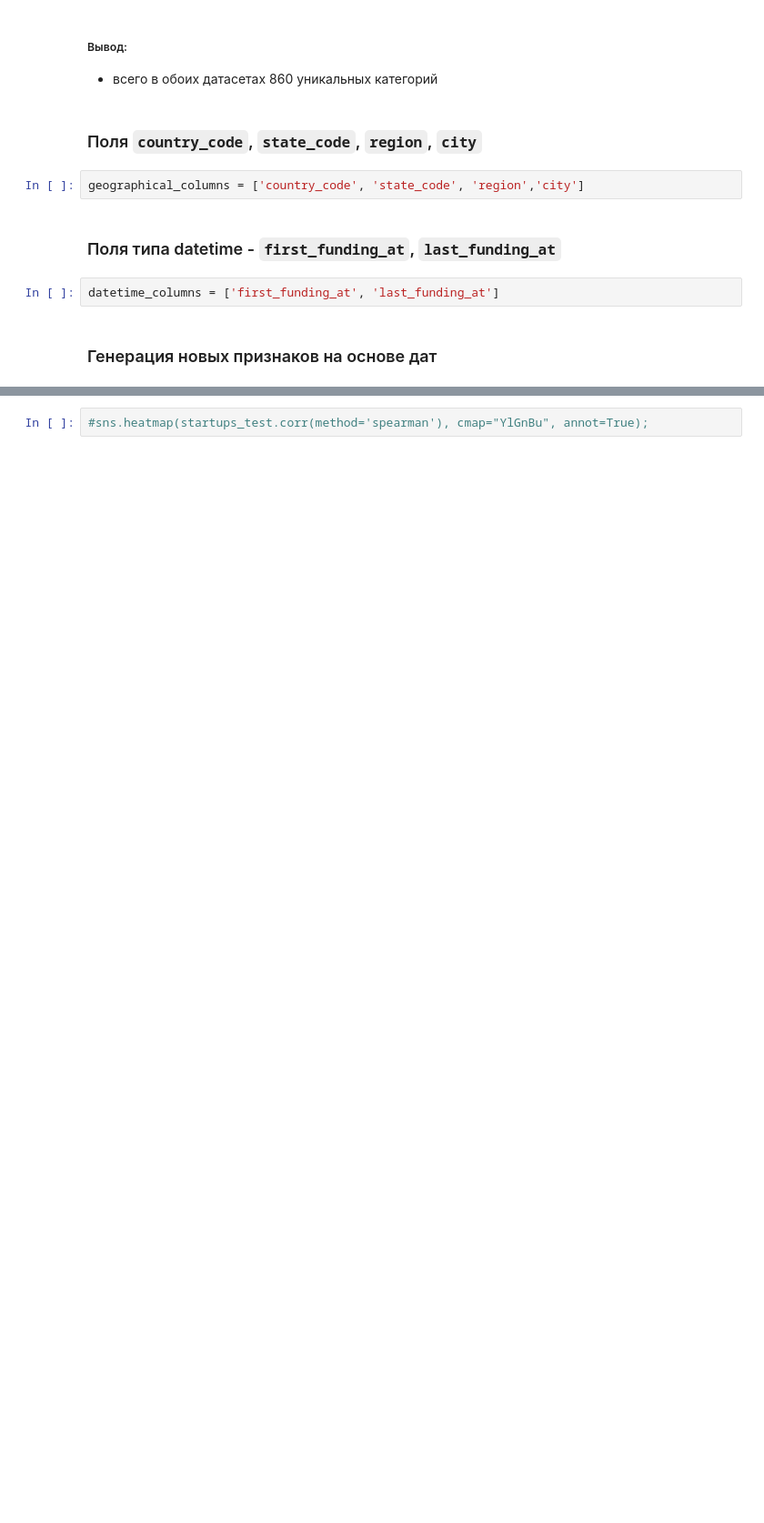
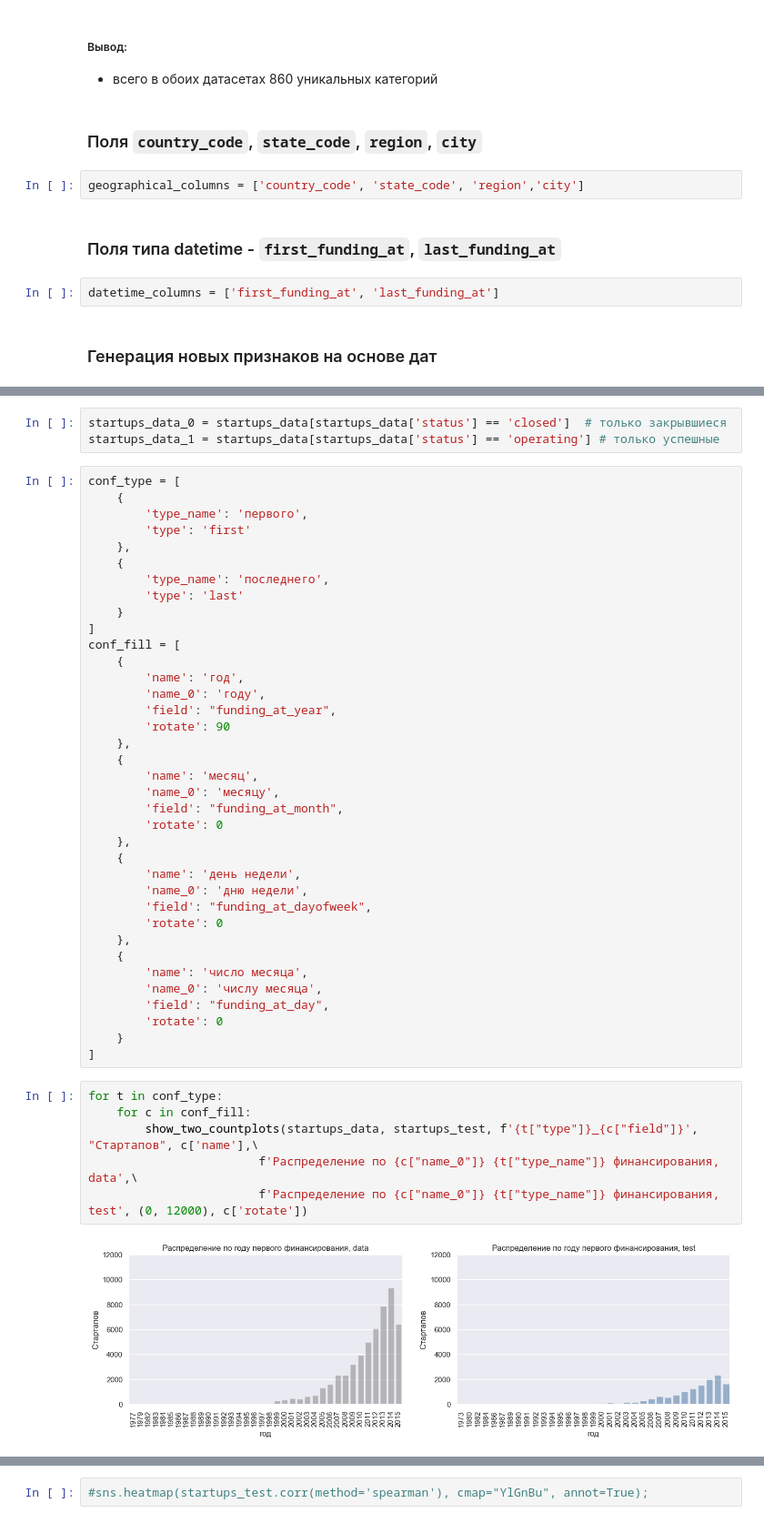
Before and after one commit to andrew-tvorogov/practicum_masterskaya_1, a Jupyter notebook: practicum_startups.ipynb, the cells around one changed output, grey strips where cells are left out. Shown at 91% size. Drawn from its saved outputs; the diff is of its cells as text; blank space fills up the shorter version.

Commit message:
added dates block with histograms

```diff
--- a/practicum_startups.ipynb
+++ b/practicum_startups.ipynb
@@ -1026,0 +1052,48 @@ datetime_columns = ['first_funding_at', 'last_funding_at']
+# %%
+startups_data_0 = startups_data[startups_data['status'] == 'closed']  # только закрывшиеся
+startups_data_1 = startups_data[startups_data['status'] == 'operating'] # только успешные
+# %%
+conf_type = [
+    {
+        'type_name': 'первого',
+        'type': 'first'
+    },
+    {
+        'type_name': 'последнего',
+        'type': 'last'
+    }
+]
+conf_fill = [
+    {
+        'name': 'год',
+        'name_0': 'году',
+        'field': "funding_at_year",
+        'rotate': 90
+    },
+    {
+        'name': 'месяц',
+        'name_0': 'месяцу',
+        'field': "funding_at_month",
+        'rotate': 0
+    },
+    {
+        'name': 'день недели',
+        'name_0': 'дню недели',
+        'field': "funding_at_dayofweek",
+        'rotate': 0
+    },
+    {
+        'name': 'число месяца',
+        'name_0': 'числу месяца',
+        'field': "funding_at_day",
+        'rotate': 0
+    }
+]
+# %%
+for t in conf_type:
+    for c in conf_fill:
+        show_two_countplots(startups_data, startups_test, f'{t["type"]}_{c["field"]}', "Стартапов", c['name'],\
+                        f'Распределение по {c["name_0"]} {t["type_name"]} финансирования, data',\
+                        f'Распределение по {c["name_0"]} {t["type_name"]} финансирования, test', (0, 12000), c['rotate'])
+# %% [output]
+[figure, added]
```
Also changed, not shown: parts of 15 cells of this notebook.
